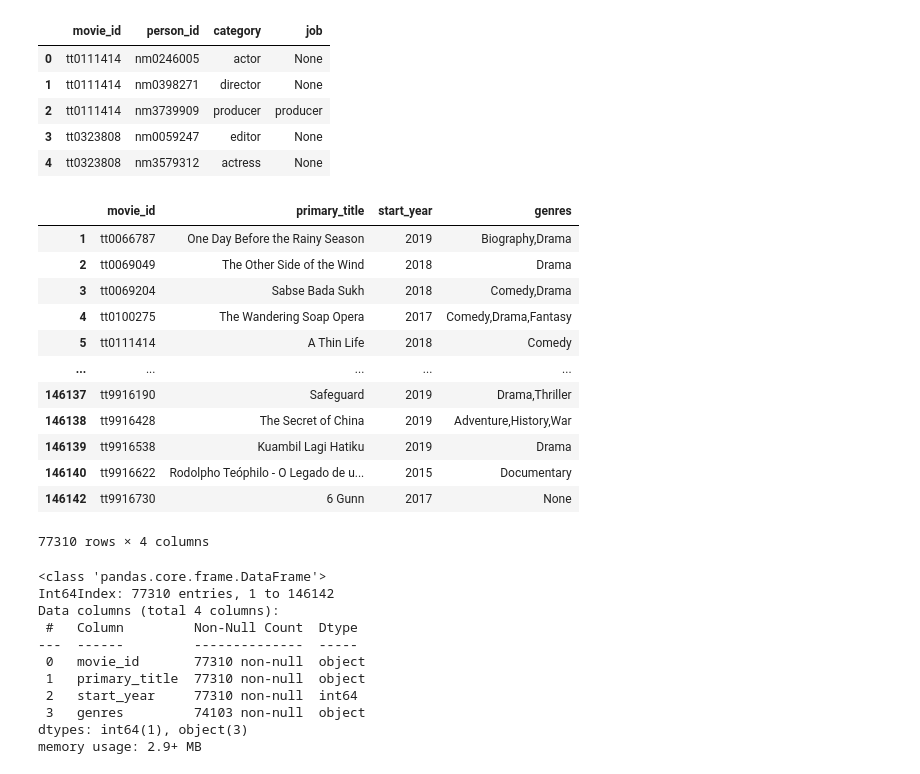
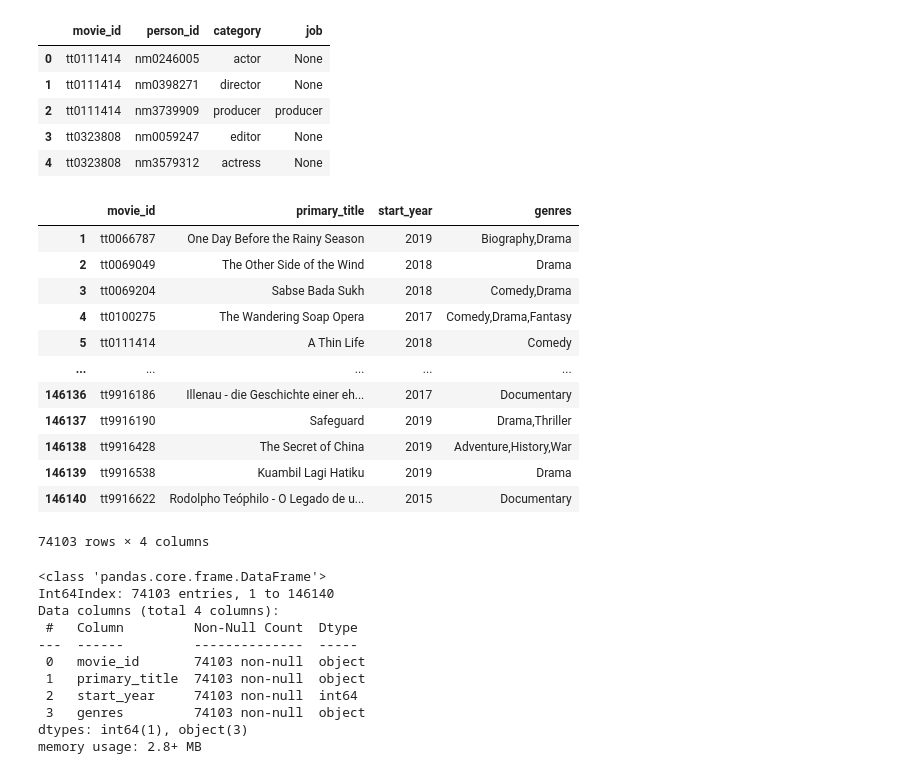
Before and after one commit to jswec/Microsoft-Pitch, a Jupyter notebook: notebooks/Leo Notebook 2.ipynb, the cells around one changed output. Cells and saved outputs as stored; diff of their text form; code cells hidden in the pictures.

```diff
--- a/notebooks/Leo Notebook 2.ipynb
+++ b/notebooks/Leo Notebook 2.ipynb
@@ -96,32 +96,33 @@ principals_prod.head()
 # %%
 movie_titles = movie_basics[['movie_id', 'primary_title', 'start_year', 'genres']]
 movie_titles = movie_titles[(movie_titles['start_year'] >= 2015)]
+movie_titles = movie_titles_action = movie_titles.dropna()
 movie_titles
 # %% [output]
 |  | movie_id | primary_title | start_year | genres |
 | 1 | tt0066787 | One Day Before the Rainy Season | 2019 | Biography,Drama |
 | 2 | tt0069049 | The Other Side of the Wind | 2018 | Drama |
 | 3 | tt0069204 | Sabse Bada Sukh | 2018 | Comedy,Drama |
 | 4 | tt0100275 | The Wandering Soap Opera | 2017 | Comedy,Drama,Fantasy |
 | 5 | tt0111414 | A Thin Life | 2018 | Comedy |
 | ... | ... | ... | ... | ... |
+| 146136 | tt9916186 | Illenau - die Geschichte einer eh... | 2017 | Documentary |
 | 146137 | tt9916190 | Safeguard | 2019 | Drama,Thriller |
 | 146138 | tt9916428 | The Secret of China | 2019 | Adventure,History,War |
 | 146139 | tt9916538 | Kuambil Lagi Hatiku | 2019 | Drama |
 | 146140 | tt9916622 | Rodolpho Teóphilo - O Legado de u... | 2015 | Documentary |
-| 146142 | tt9916730 | 6 Gunn | 2017 | None |
-77310 rows × 4 columns
+74103 rows × 4 columns
 # %%
 movie_titles.info()
 # %% [output]
 <class 'pandas.core.frame.DataFrame'>
-Int64Index: 77310 entries, 1 to 146142
+Int64Index: 74103 entries, 1 to 146140
 Data columns (total 4 columns):
  #   Column         Non-Null Count  Dtype
 ---  ------         --------------  -----
- 0   movie_id       77310 non-null  object
- 1   primary_title  77310 non-null  object
- 2   start_year     77310 non-null  int64
+ 0   movie_id       74103 non-null  object
+ 1   primary_title  74103 non-null  object
+ 2   start_year     74103 non-null  int64
  3   genres         74103 non-null  object
 dtypes: int64(1), object(3)
-memory usage: 2.9+ MB
+memory usage: 2.8+ MB
```
Also changed, not shown: parts of 15 cells of this notebook, 7 other files.
